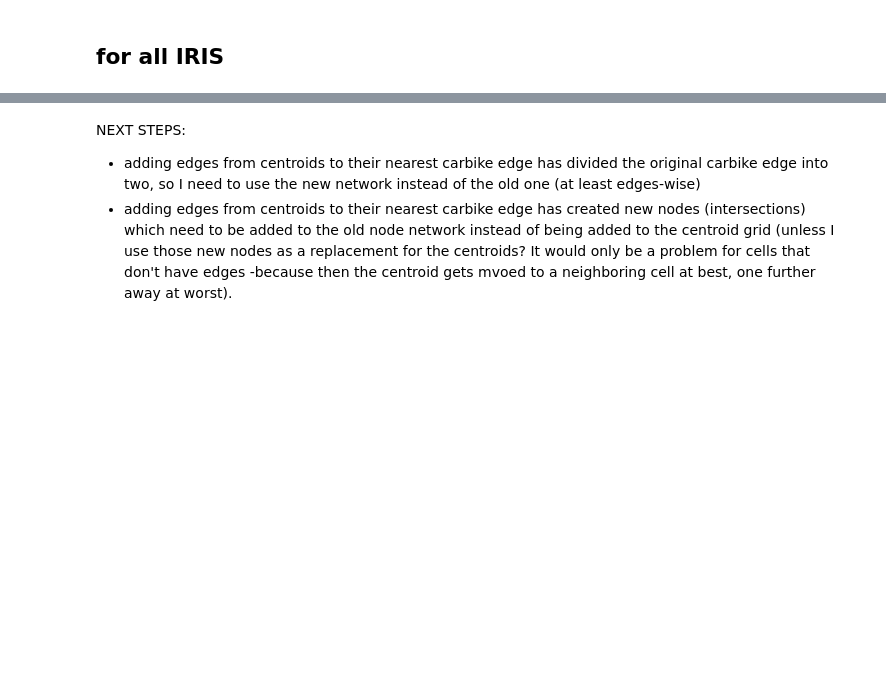
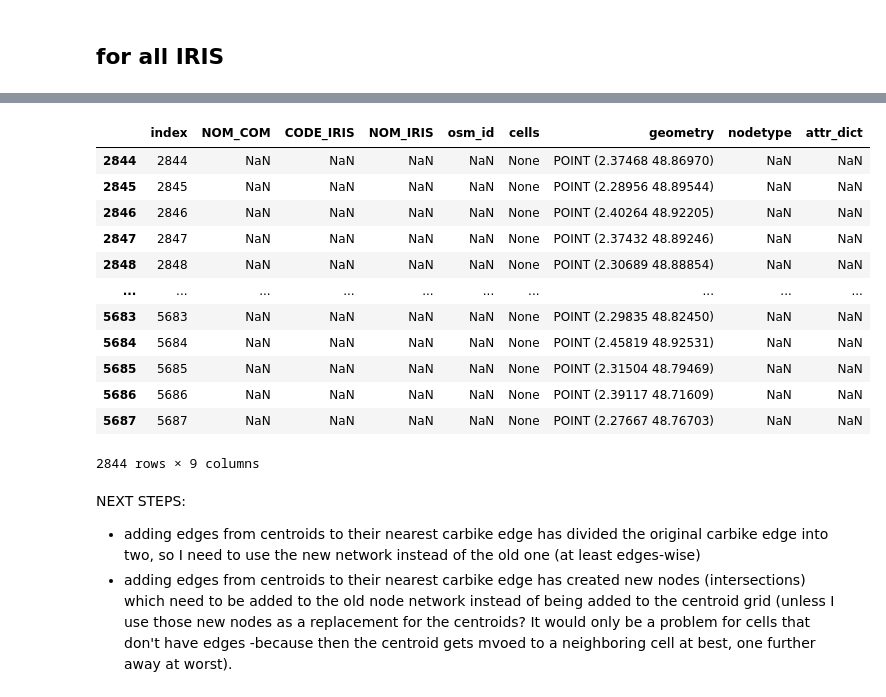
Before and after one commit to AurianeTec/Thesis, a Jupyter notebook: create_final_network.ipynb, the cells around one changed output, grey strips where cells are left out. Saved outputs shown, nothing was run; the diff lists cells and outputs as text; code cells hidden in the pictures; blank space fills up the shorter version.

```diff
--- a/create_final_network.ipynb
+++ b/create_final_network.ipynb
@@ -248,3 +264,26 @@ linked = snkit.network.link_nodes_to_nearest_edge(base_network) #wth is this war
+# %%
+## Separate old nodes (centroids) from new ones (intersection between centroid and nearest edge)
+linked.nodes = linked.nodes.drop(columns = 'id')
+new_nodes = linked.nodes.tail(linked.nodes.isna().sum()[2]).reset_index(drop=False)
+
+
+# new_edges =
+#linked.nodes.to_file('centroids_carbike.gpkg', layer='nodes', driver='GPKG', index=False)
+#linked.edges.to_file('centroids_carbike.gpkg', layer='edges', driver='GPKG', index=False)
+# %% [output]
+|  | index | NOM_COM | CODE_IRIS | NOM_IRIS | osm_id | cells | geometry | nodetype | attr_dict |
+| 2844 | 2844 | NaN | NaN | NaN | NaN | None | POINT (2.37468 48.86970) | NaN | NaN |
+| 2845 | 2845 | NaN | NaN | NaN | NaN | None | POINT (2.28956 48.89544) | NaN | NaN |
+| 2846 | 2846 | NaN | NaN | NaN | NaN | None | POINT (2.40264 48.92205) | NaN | NaN |
+| 2847 | 2847 | NaN | NaN | NaN | NaN | None | POINT (2.37432 48.89246) | NaN | NaN |
+| 2848 | 2848 | NaN | NaN | NaN | NaN | None | POINT (2.30689 48.88854) | NaN | NaN |
+| ... | ... | ... | ... | ... | ... | ... | ... | ... | ... |
+| 5683 | 5683 | NaN | NaN | NaN | NaN | None | POINT (2.29835 48.82450) | NaN | NaN |
+| 5684 | 5684 | NaN | NaN | NaN | NaN | None | POINT (2.45819 48.92531) | NaN | NaN |
+| 5685 | 5685 | NaN | NaN | NaN | NaN | None | POINT (2.31504 48.79469) | NaN | NaN |
+| 5686 | 5686 | NaN | NaN | NaN | NaN | None | POINT (2.39117 48.71609) | NaN | NaN |
+| 5687 | 5687 | NaN | NaN | NaN | NaN | None | POINT (2.27667 48.76703) | NaN | NaN |
+2844 rows × 9 columns
 # %% [markdown]
 NEXT STEPS:
 - adding edges from centroids to their nearest carbike edge has divided the original carbike edge into two, so I need to use the new network instead of the old one (at least edges-wise)
```
Also changed, not shown: parts of 27 cells of this notebook, 17 other files.
